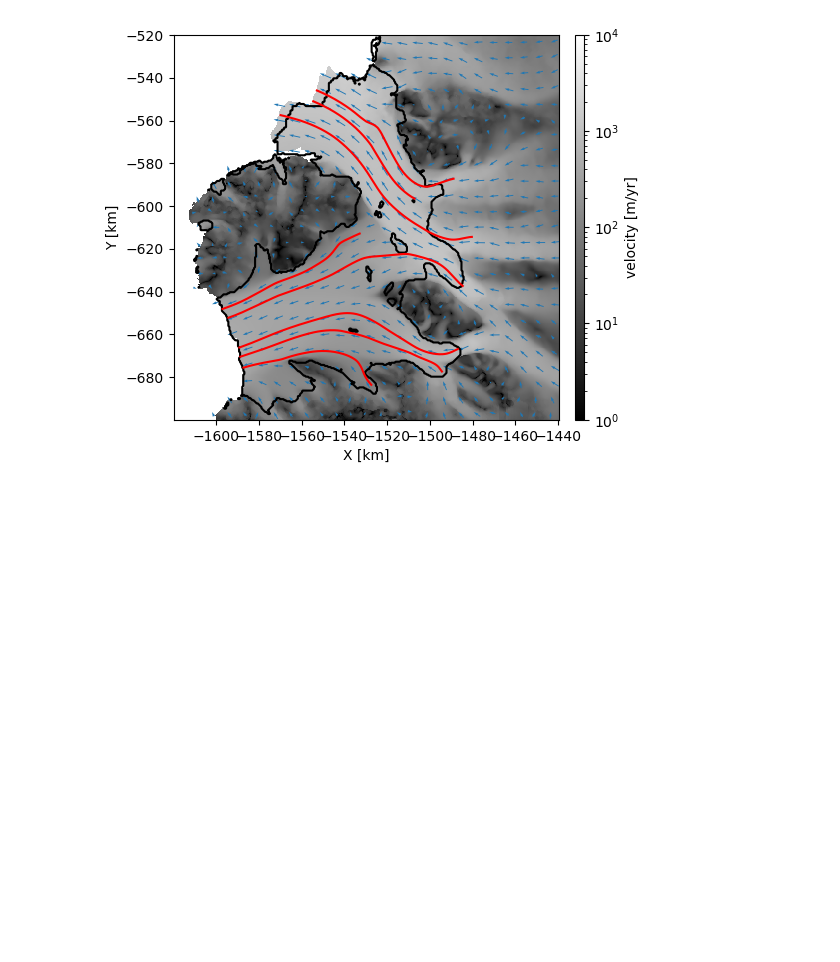
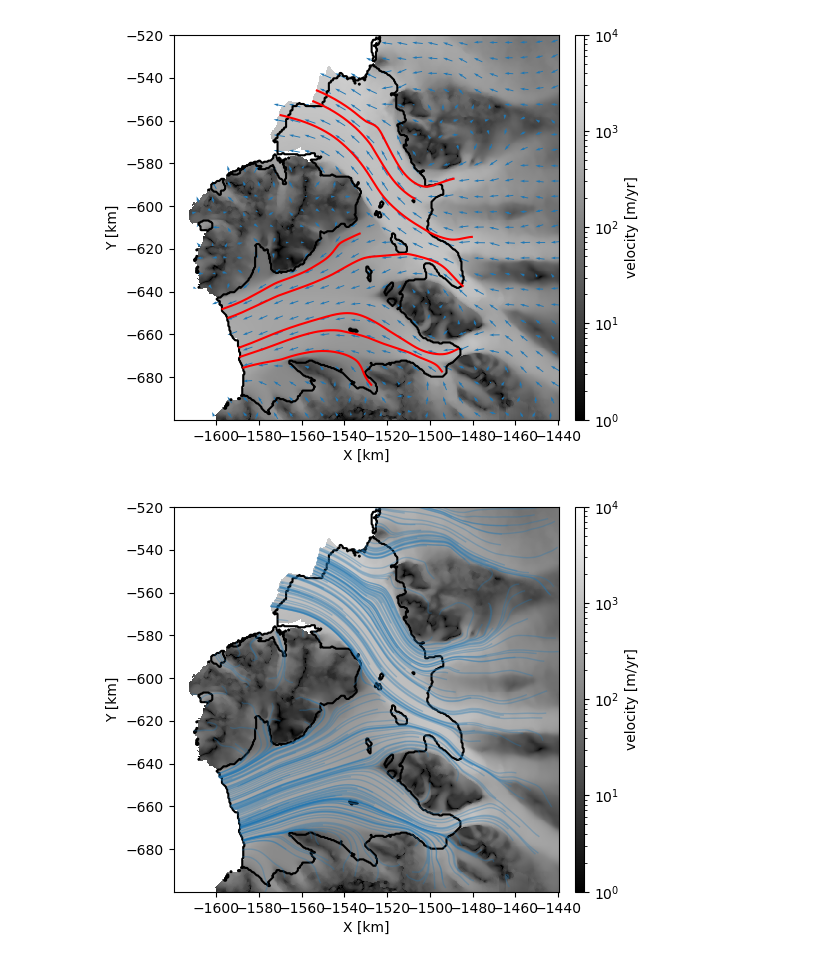
Before and after one commit to mjfield2/flowline_extraction, a Jupyter notebook: example.ipynb, the cells around one changed output. Cells and saved outputs as stored; diff of their text form; code cells hidden in the pictures; blank space fills up the shorter version.

Commit message:
add figure

```diff
--- a/example.ipynb
+++ b/example.ipynb
@@ -410,3 +410,42 @@ plt.savefig(Path('figures/multiple_flowlines.png'), dpi=300)
 plt.show()
 # %% [output]
 [figure]
+# %%
+from tqdm.auto import tqdm
+from scipy.stats import qmc
+
+lhs = qmc.LatinHypercube(d=2, scramble=False)
+sample = lhs.random(n=300)
+scale = qmc.scale(sample, [0,0], [ds.x.values.size, ds.y.values.size])
+inds = scale.astype(int)
+
+vx = ds.VX.values
+vy = ds.VY.values
+xx, yy = np.meshgrid(ds.x, ds.y)
+
+flows = []
+
+for ind in tqdm(inds):
+    if np.isnan(vx[ind[0],ind[1]]):
+        continue
+    x0 = xx[ind[0], ind[1]]
+    y0 = yy[ind[0], ind[1]]
+    flow_dist, dists = flowline(xx, yy, vx, vy, x0, y0, stride=500, mode='distance', total_dist=150e3, maxdist=5e3)
+    flows.append(flow_dist)
+# %%
+fig, ax = plt.subplots(1, 1, figsize=(7,5))
+im = ax.pcolormesh(ds.x/1000, ds.y/1000, vmag, norm=norm, cmap='gray')
+ax.contour(bm.x/1000, bm.y/1000, bm.mask==3, levels=[0.5], colors=['k'])
+# ax.quiver(xx_coarse/1000, yy_coarse/1000, u_log, v_log, color='tab:blue', angles='xy',
+#            headwidth=3, pivot='tip', scale=1e2)
+ax.axis('scaled')
+ax.set_ylabel('Y [km]')
+ax.set_xlabel('X [km]')
+for flow in flows:
+    ax.plot(flow[:,0]/1000, flow[:,1]/1000, '-', color='tab:blue', linewidth=1, alpha=0.3)
+
+plt.colorbar(im, ax=ax, pad=0.03, aspect=40, label='velocity [m/yr]')
+plt.savefig(Path('figures/flowline_sampling.png'), dpi=300)
+plt.show()
+# %% [output]
+[figure, added]
```
Also changed, not shown: 2 other files.
